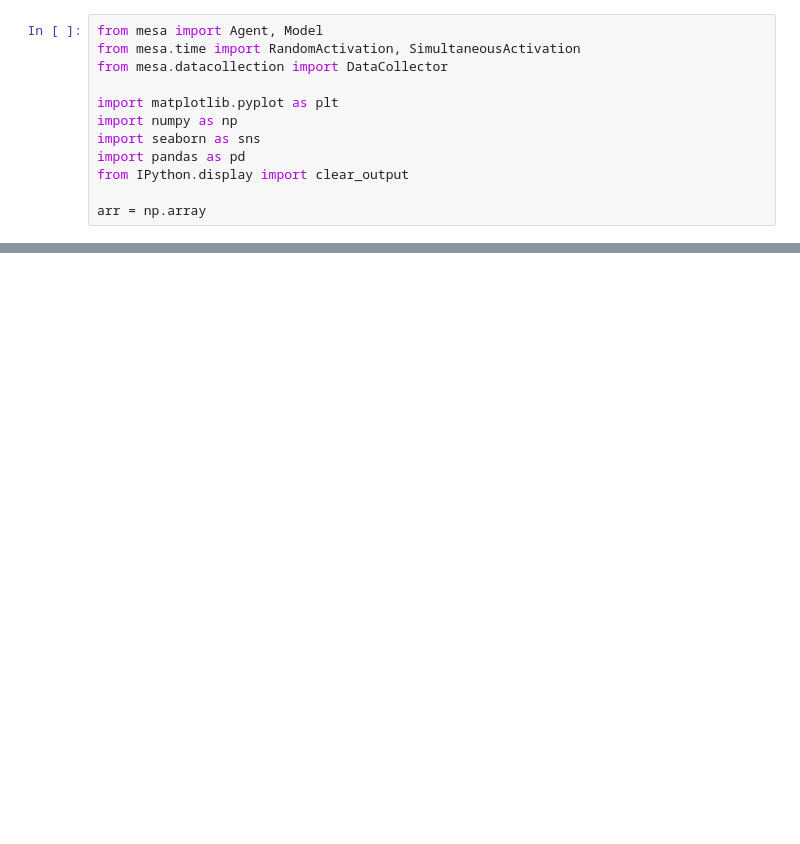
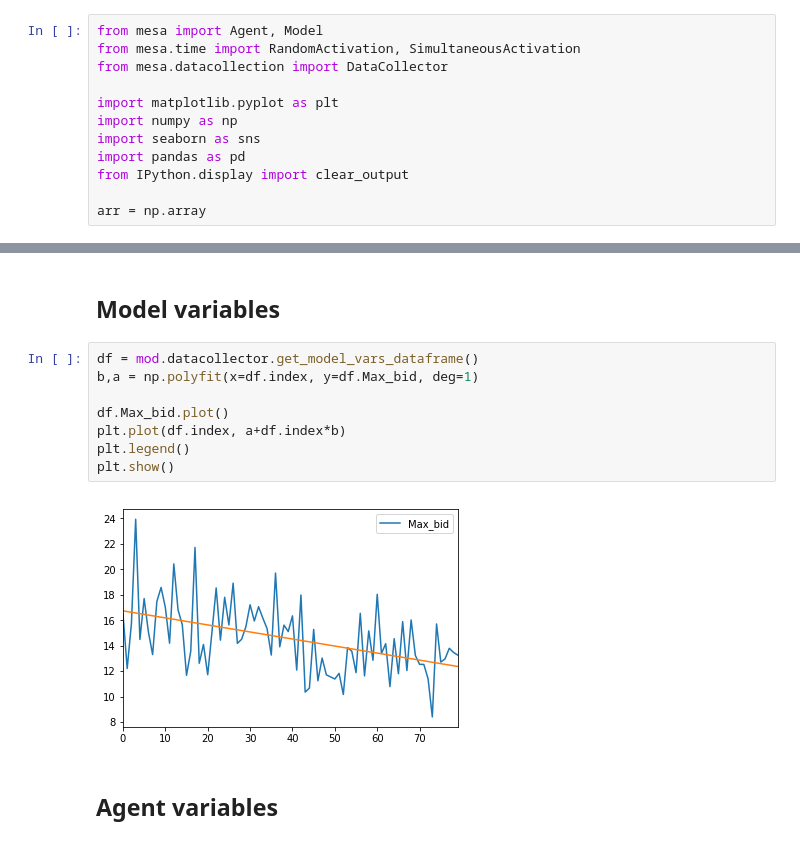
Before and after one commit to RadekDickinson/ABM, a Jupyter notebook: Auction_sim_v00.ipynb, the cells around one changed output, grey strips where cells are left out. Cells and saved outputs as stored; diff of their text form; blank space fills up the shorter version.

```diff
--- a/Auction_sim_v00.ipynb
+++ b/Auction_sim_v00.ipynb
@@ -102,3 +108,17 @@ plt.show()
+# %% [markdown]
+## Model variables
+# %%
+df = mod.datacollector.get_model_vars_dataframe()
+b,a = np.polyfit(x=df.index, y=df.Max_bid, deg=1)
+
+df.Max_bid.plot()
+plt.plot(df.index, a+df.index*b)
+plt.legend()
+plt.show()
+# %% [output]
+[figure, added]
+# %% [markdown]
+## Agent variables
 # %%
 df = mod.datacollector.get_agent_vars_dataframe()
 df = df.reset_index().pivot(index='Step', columns='AgentID', values='Budget')
```
Also changed, not shown: parts of 5 cells of this notebook.
